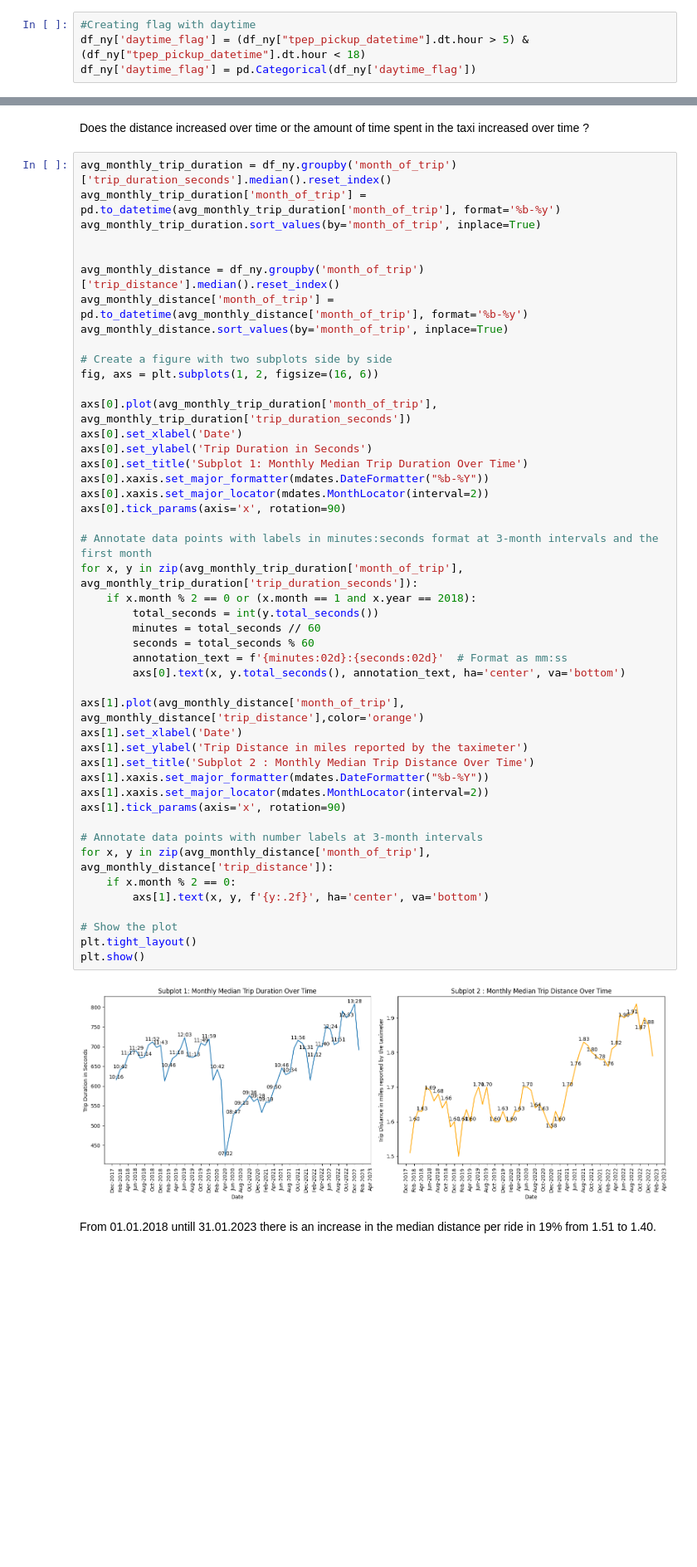
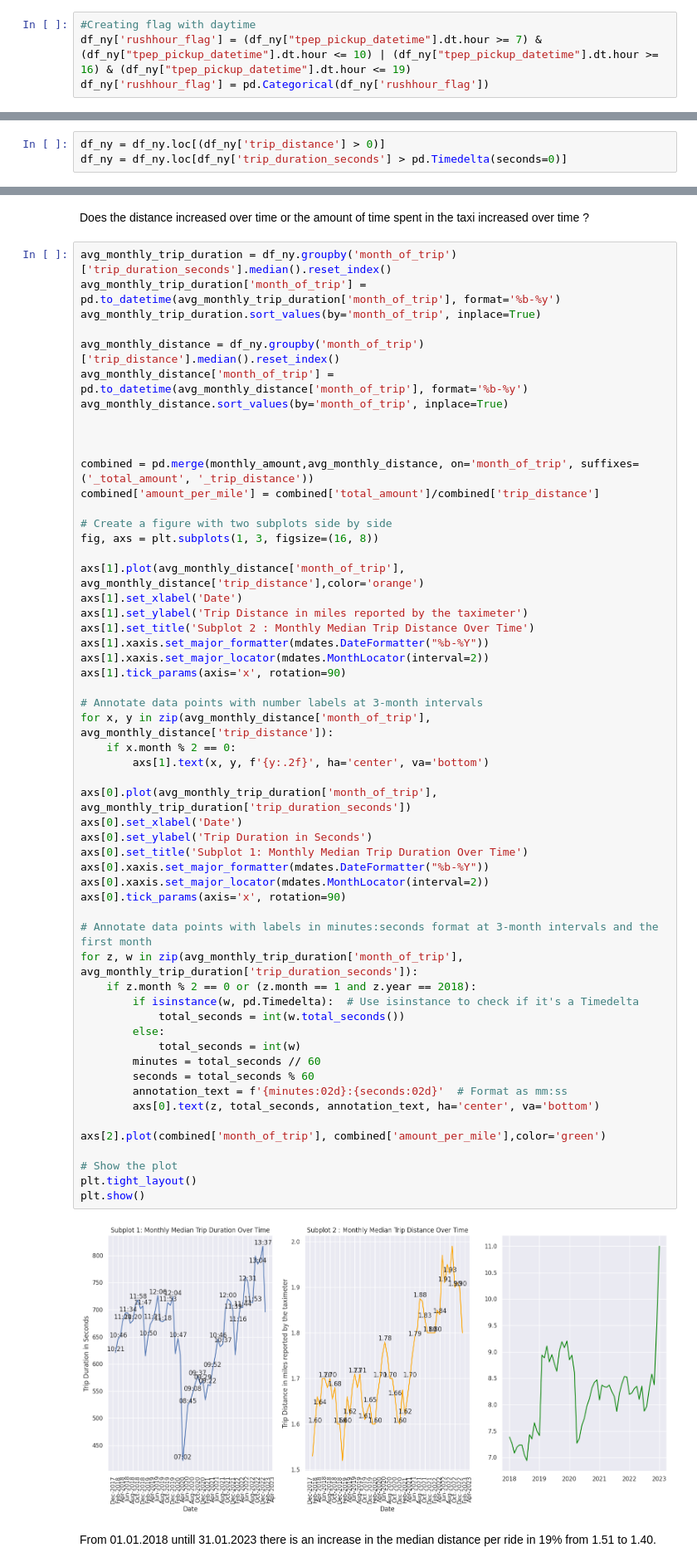
Before and after one commit to BenjaminDupre/taxi_data_task, a Jupyter notebook: taxi_data.ipynb, the cells around one changed output, grey strips where cells are left out. Shown at 83% size. Cells and saved outputs as stored; diff of their text form; blank space fills up the shorter version.

```diff
--- a/taxi_data.ipynb
+++ b/taxi_data.ipynb
@@ -147,8 +139,8 @@ df_ny["trip_duration_seconds"] = (df_ny["tpep_dropoff_datetime"] - df_ny["tpep_p
 Creating Daytime flag
 # %%
 #Creating flag with daytime
-df_ny['daytime_flag'] = (df_ny["tpep_pickup_datetime"].dt.hour > 5) & (df_ny["tpep_pickup_datetime"].dt.hour < 18)
-df_ny['daytime_flag'] = pd.Categorical(df_ny['daytime_flag'])
+df_ny['rushhour_flag'] = (df_ny["tpep_pickup_datetime"].dt.hour >= 7) & (df_ny["tpep_pickup_datetime"].dt.hour <= 10) | (df_ny["tpep_pickup_datetime"].dt.hour >= 16) & (df_ny["tpep_pickup_datetime"].dt.hour <= 19)
+df_ny['rushhour_flag'] = pd.Categorical(df_ny['rushhour_flag'])
 # %% [markdown]
 Creating a Categorical Value for Day of the Week
 # %%
@@ -164,3 +156,6 @@ df_ny["month_of_trip"] = df_ny["tpep_pickup_datetime"].dt.strftime('%b-%y')
+# %%
+df_ny = df_ny.loc[(df_ny['trip_distance'] > 0)]
+df_ny = df_ny.loc[df_ny['trip_duration_seconds'] > pd.Timedelta(seconds=0)]
 # %% [markdown]
 The new db looks like this:
 # %%
@@ -258,51 +251,60 @@ Does the distance increased over time or the amount of time spent in the taxi in
 # %%
 avg_monthly_trip_duration = df_ny.groupby('month_of_trip')['trip_duration_seconds'].median().reset_index()
 avg_monthly_trip_duration['month_of_trip'] = pd.to_datetime(avg_monthly_trip_duration['month_of_trip'], format='%b-%y')
 avg_monthly_trip_duration.sort_values(by='month_of_trip', inplace=True)
 
-
 avg_monthly_distance = df_ny.groupby('month_of_trip')['trip_distance'].median().reset_index()
 avg_monthly_distance['month_of_trip'] = pd.to_datetime(avg_monthly_distance['month_of_trip'], format='%b-%y')
 avg_monthly_distance.sort_values(by='month_of_trip', inplace=True)
 
+
+
+combined = pd.merge(monthly_amount,avg_monthly_distance, on='month_of_trip', suffixes=('_total_amount', '_trip_distance'))
+combined['amount_per_mile'] = combined['total_amount']/combined['trip_distance']
+
 # Create a figure with two subplots side by side
-fig, axs = plt.subplots(1, 2, figsize=(16, 6))
-
-axs[0].plot(avg_monthly_trip_duration['month_of_trip'], avg_monthly_trip_duration['trip_duration_seconds'])
-axs[0].set_xlabel('Date')
-axs[0].set_ylabel('Trip Duration in Seconds')
-axs[0].set_title('Subplot 1: Monthly Median Trip Duration Over Time')
-axs[0].xaxis.set_major_formatter(mdates.DateFormatter("%b-%Y"))
-axs[0].xaxis.set_major_locator(mdates.MonthLocator(interval=2))
-axs[0].tick_params(axis='x', rotation=90)
-
-# Annotate data points with labels in minutes:seconds format at 3-month intervals and the first month
-for x, y in zip(avg_monthly_trip_duration['month_of_trip'], avg_monthly_trip_duration['trip_duration_seconds']):
-    if x.month % 2 == 0 or (x.month == 1 and x.year == 2018):
-        total_seconds = int(y.total_seconds())
-        minutes = total_seconds // 60
-        seconds = total_seconds % 60
-        annotation_text = f'{minutes:02d}:{seconds:02d}'  # Format as mm:ss
-        axs[0].text(x, y.total_seconds(), annotation_text, ha='center', va='bottom')
+fig, axs = plt.subplots(1, 3, figsize=(16, 8))
 
 axs[1].plot(avg_monthly_distance['month_of_trip'], avg_monthly_distance['trip_distance'],color='orange')
 axs[1].set_xlabel('Date')
 axs[1].set_ylabel('Trip Distance in miles reported by the taximeter')
 axs[1].set_title('Subplot 2 : Monthly Median Trip Distance Over Time')
 axs[1].xaxis.set_major_formatter(mdates.DateFormatter("%b-%Y"))
 axs[1].xaxis.set_major_locator(mdates.MonthLocator(interval=2))
 axs[1].tick_params(axis='x', rotation=90)
 
 # Annotate data points with number labels at 3-month intervals
 for x, y in zip(avg_monthly_distance['month_of_trip'], avg_monthly_distance['trip_distance']):
     if x.month % 2 == 0:
         axs[1].text(x, y, f'{y:.2f}', ha='center', va='bottom')
 
+axs[0].plot(avg_monthly_trip_duration['month_of_trip'], avg_monthly_trip_duration['trip_duration_seconds'])
+axs[0].set_xlabel('Date')
+axs[0].set_ylabel('Trip Duration in Seconds')
+axs[0].set_title('Subplot 1: Monthly Median Trip Duration Over Time')
+axs[0].xaxis.set_major_formatter(mdates.DateFormatter("%b-%Y"))
+axs[0].xaxis.set_major_locator(mdates.MonthLocator(interval=2))
+axs[0].tick_params(axis='x', rotation=90)
+
+# Annotate data points with labels in minutes:seconds format at 3-month intervals and the first month
+for z, w in zip(avg_monthly_trip_duration['month_of_trip'], avg_monthly_trip_duration['trip_duration_seconds']):
+    if z.month % 2 == 0 or (z.month == 1 and z.year == 2018):
+        if isinstance(w, pd.Timedelta):  # Use isinstance to check if it's a Timedelta
+            total_seconds = int(w.total_seconds())
+        else:
+            total_seconds = int(w)
+        minutes = total_seconds // 60
+        seconds = total_seconds % 60
+        annotation_text = f'{minutes:02d}:{seconds:02d}'  # Format as mm:ss
+        axs[0].text(z, total_seconds, annotation_text, ha='center', va='bottom')
+
+axs[2].plot(combined['month_of_trip'], combined['amount_per_mile'],color='green')
+
 # Show the plot
 plt.tight_layout()
 plt.show()
 # %% [output]
-[figure, old version]
+[figure, new version]
 # %% [markdown]
 From 01.01.2018 untill 31.01.2023 there is an increase in the median distance per ride in 19% from 1.51 to 1.40.
 # %%
```
Also changed, not shown: parts of 15 cells of this notebook.
